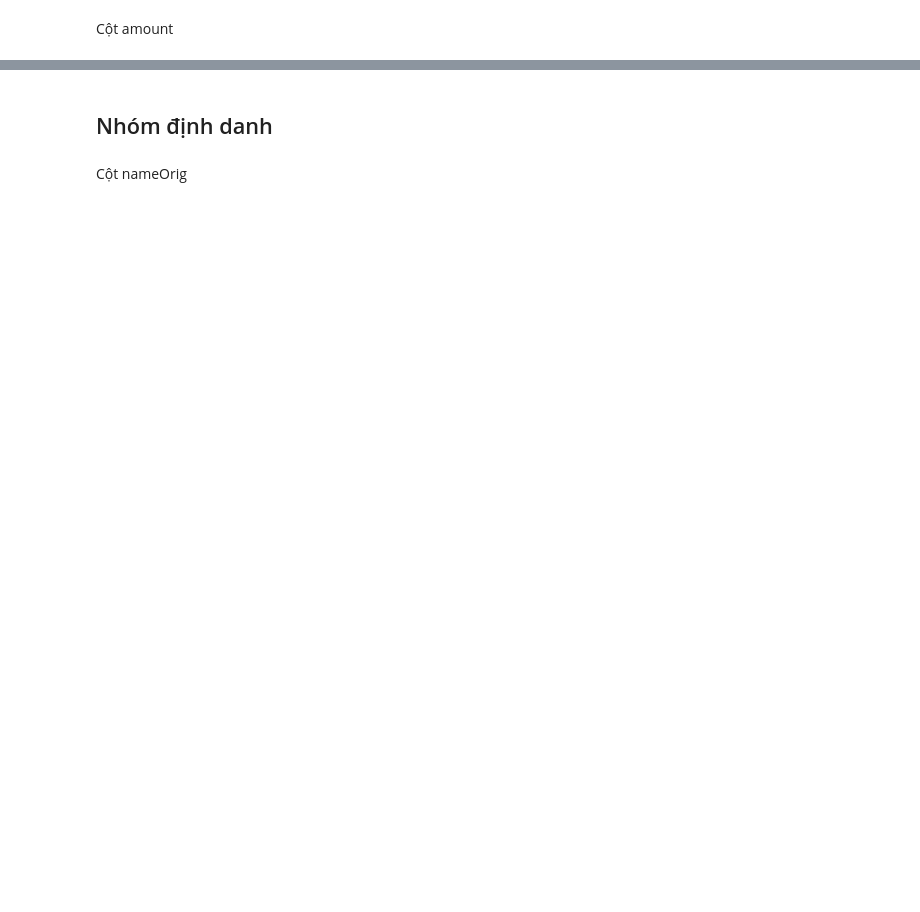
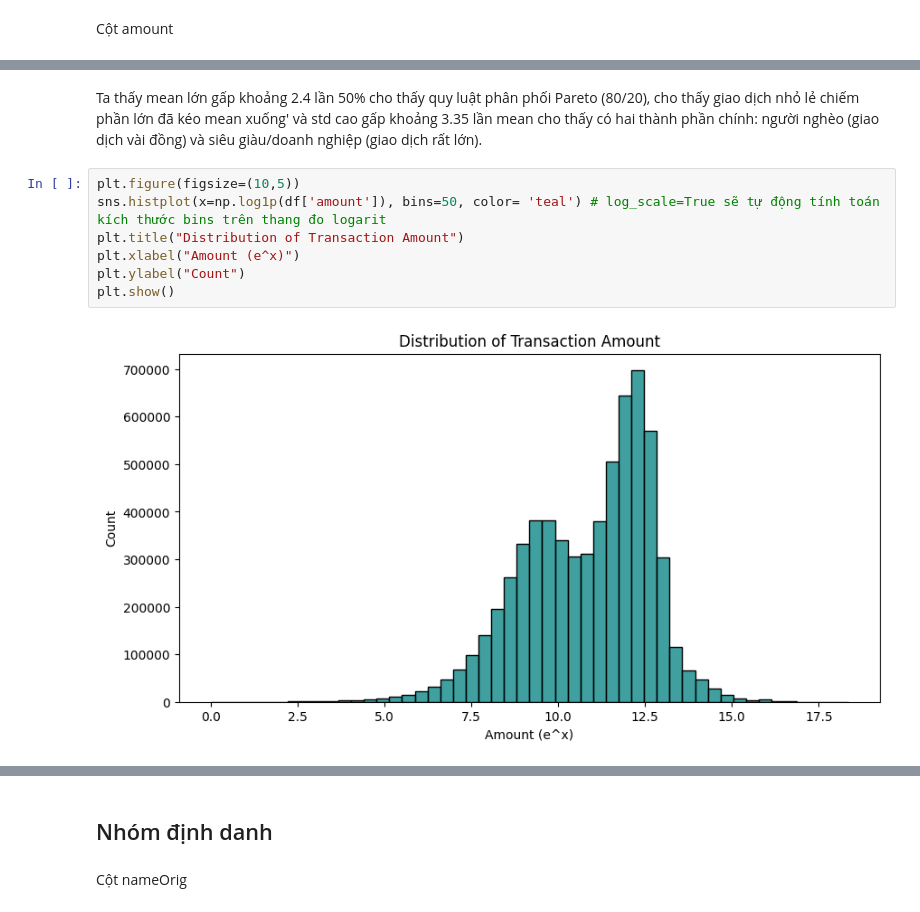
Before and after one commit to huudang-de/fraud-detection-paysim, a Jupyter notebook: notebooks/01_eda.ipynb, the cells around one changed output, grey strips where cells are left out. Drawn from its saved outputs; the diff is of its cells as text; blank space fills up the shorter version.

```diff
--- a/notebooks/01_eda.ipynb
+++ b/notebooks/01_eda.ipynb
@@ -212,0 +264,11 @@ Cột amount
+# %% [markdown]
+Ta thấy mean lớn gấp khoảng 2.4 lần 50% cho thấy quy luật phân phối Pareto (80/20), cho thấy giao dịch nhỏ lẻ chiếm phần lớn đã kéo mean xuống' và std cao gấp khoảng 3.35 lần mean cho thấy có hai thành phần chính: người nghèo (giao dịch vài đồng) và siêu giàu/doanh nghiệp (giao dịch rất lớn).
+# %%
+plt.figure(figsize=(10,5))
+sns.histplot(x=np.log1p(df['amount']), bins=50, color= 'teal') # log_scale=True sẽ tự động tính toán kích thước bins trên thang đo logarit
+plt.title("Distribution of Transaction Amount")
+plt.xlabel("Amount (e^x)")
+plt.ylabel("Count")
+plt.show()
+# %% [output]
+[figure, added]
```
Also changed, not shown: parts of 22 cells of this notebook.
